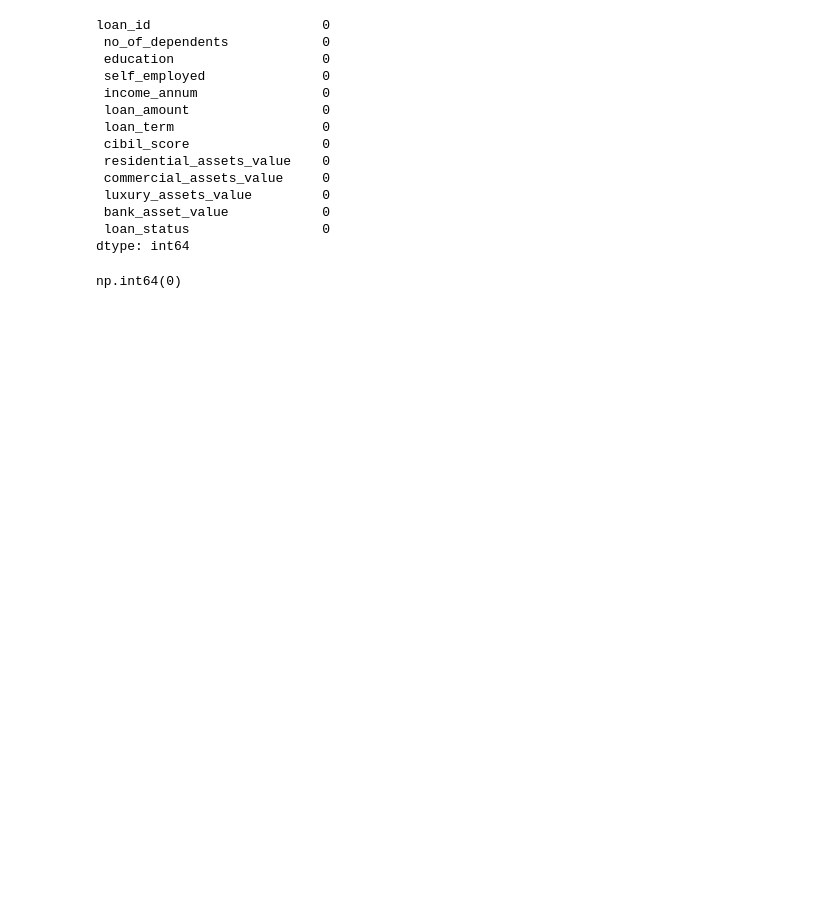
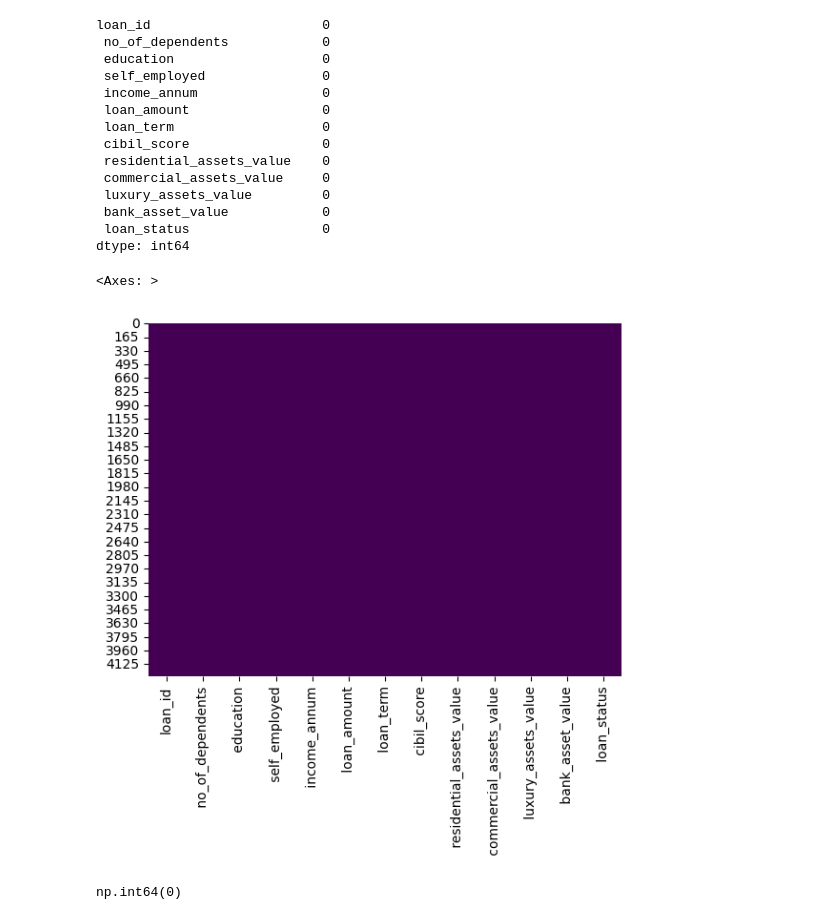
Before and after one commit to rahul15-manch/Loan-approval-app, a Jupyter notebook: banking.ipynb, the cells around one changed output. Drawn from its saved outputs; the diff is of its cells as text; code cells hidden in the pictures; blank space fills up the shorter version.

```diff
--- a/banking.ipynb
+++ b/banking.ipynb
@@ -34,6 +68,11 @@ loan_id                      0
  bank_asset_value            0
  loan_status                 0
 dtype: int64
+# %%
+sns.heatmap(df.isnull(),cbar=False,cmap='viridis')
+# %% [output]
+<Axes: >
+[figure, added]
 # %%
 df.duplicated().sum()
 # %% [output]
```
Also changed, not shown: parts of 3 cells of this notebook, 3 other files.
